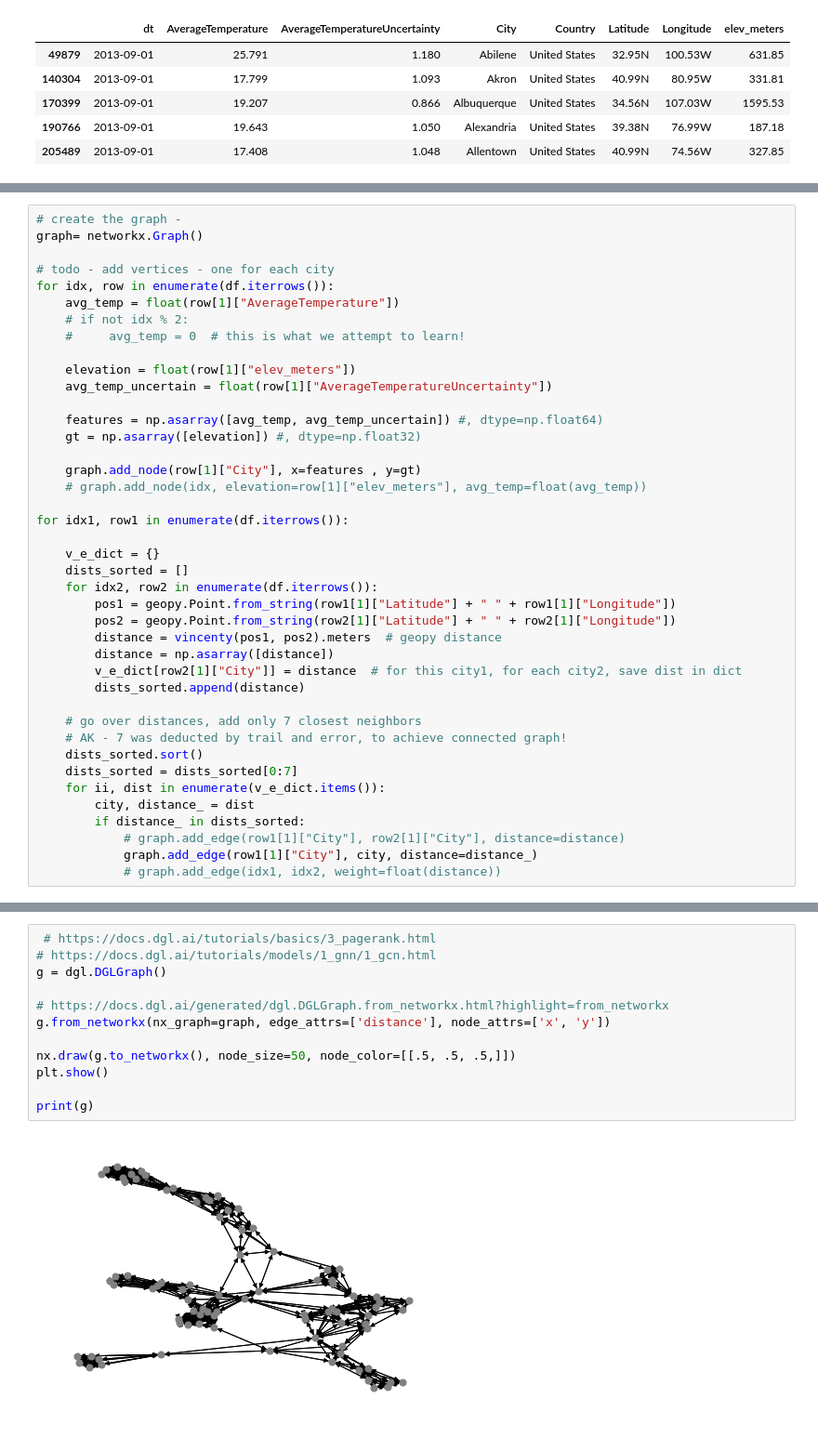
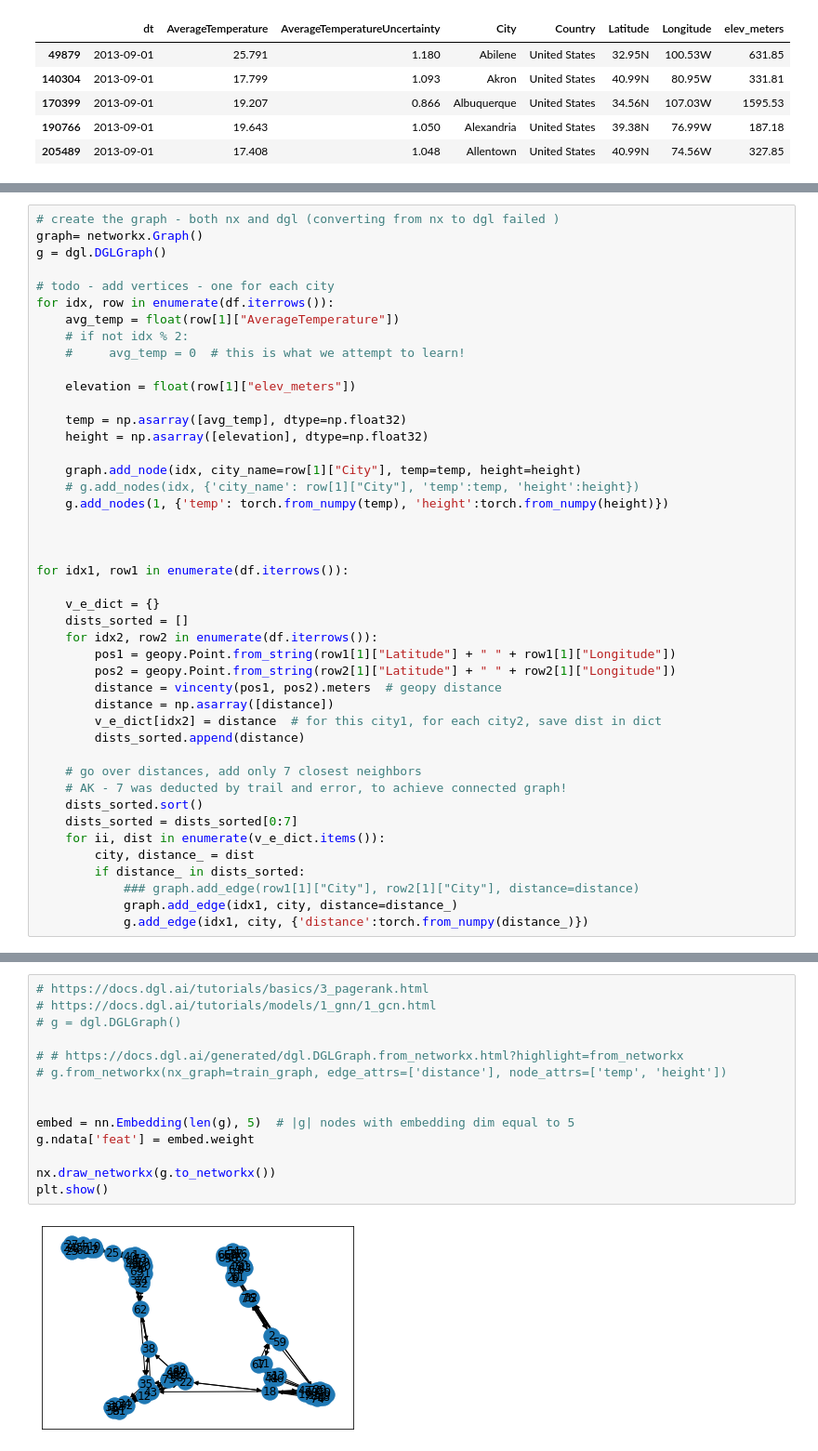
Before and after one commit to asafkar/weather_predict, a Jupyter notebook: weather.ipynb, the cells around one changed output, grey strips where cells are left out. Shown: that part at 93% size. Drawn from its saved outputs; the diff is of its cells as text.

```diff
--- a/weather.ipynb
+++ b/weather.ipynb
@@ -120,6 +97,7 @@ print([e for e in df['elev_meters']])
 # %%
-# create the graph -
+# create the graph - both nx and dgl (converting from nx to dgl failed )
 graph= networkx.Graph()
+g = dgl.DGLGraph()
 
 # todo - add vertices - one for each city
 for idx, row in enumerate(df.iterrows()):
@@ -128,13 +106,15 @@ for idx, row in enumerate(df.iterrows()):
     #     avg_temp = 0  # this is what we attempt to learn!
 
     elevation = float(row[1]["elev_meters"])
-    avg_temp_uncertain = float(row[1]["AverageTemperatureUncertainty"])
 
-    features = np.asarray([avg_temp, avg_temp_uncertain]) #, dtype=np.float64)
-    gt = np.asarray([elevation]) #, dtype=np.float32)
+    temp = np.asarray([avg_temp], dtype=np.float32)
+    height = np.asarray([elevation], dtype=np.float32)
 
-    graph.add_node(row[1]["City"], x=features , y=gt)
-    # graph.add_node(idx, elevation=row[1]["elev_meters"], avg_temp=float(avg_temp))
+    graph.add_node(idx, city_name=row[1]["City"], temp=temp, height=height)
+    # g.add_nodes(idx, {'city_name': row[1]["City"], 'temp':temp, 'height':height})
+    g.add_nodes(1, {'temp': torch.from_numpy(temp), 'height':torch.from_numpy(height)})
+
+
 
 for idx1, row1 in enumerate(df.iterrows()):
 
@@ -145,7 +125,7 @@ for idx1, row1 in enumerate(df.iterrows()):
         pos2 = geopy.Point.from_string(row2[1]["Latitude"] + " " + row2[1]["Longitude"])
         distance = vincenty(pos1, pos2).meters  # geopy distance
         distance = np.asarray([distance])
-        v_e_dict[row2[1]["City"]] = distance  # for this city1, for each city2, save dist in dict
+        v_e_dict[idx2] = distance  # for this city1, for each city2, save dist in dict
         dists_sorted.append(distance)
 
     # go over distances, add only 7 closest neighbors
@@ -155,7 +135,7 @@ for idx1, row1 in enumerate(df.iterrows()):
     for ii, dist in enumerate(v_e_dict.items()):
         city, distance_ = dist
         if distance_ in dists_sorted:
-            # graph.add_edge(row1[1]["City"], row2[1]["City"], distance=distance)
-            graph.add_edge(row1[1]["City"], city, distance=distance_)
-            # graph.add_edge(idx1, idx2, weight=float(distance))
+            ### graph.add_edge(row1[1]["City"], row2[1]["City"], distance=distance)
+            graph.add_edge(idx1, city, distance=distance_)
+            g.add_edge(idx1, city, {'distance':torch.from_numpy(distance_)})
 # %%
@@ -245,14 +198,16 @@ Net(
 # %%
- # https://docs.dgl.ai/tutorials/basics/3_pagerank.html
+# https://docs.dgl.ai/tutorials/basics/3_pagerank.html
 # https://docs.dgl.ai/tutorials/models/1_gnn/1_gcn.html
-g = dgl.DGLGraph()
+# g = dgl.DGLGraph()
 
-# https://docs.dgl.ai/generated/dgl.DGLGraph.from_networkx.html?highlight=from_networkx
-g.from_networkx(nx_graph=graph, edge_attrs=['distance'], node_attrs=['x', 'y'])
+# # https://docs.dgl.ai/generated/dgl.DGLGraph.from_networkx.html?highlight=from_networkx
+# g.from_networkx(nx_graph=train_graph, edge_attrs=['distance'], node_attrs=['temp', 'height'])
 
-nx.draw(g.to_networkx(), node_size=50, node_color=[[.5, .5, .5,]])
+
+embed = nn.Embedding(len(g), 5)  # |g| nodes with embedding dim equal to 5
+g.ndata['feat'] = embed.weight
+
+nx.draw_networkx(g.to_networkx())
 plt.show()
-
-print(g)
 # %% [output]
-[figure, old version]
+[figure, new version]
```
Also changed, not shown: parts of 18 cells of this notebook.
